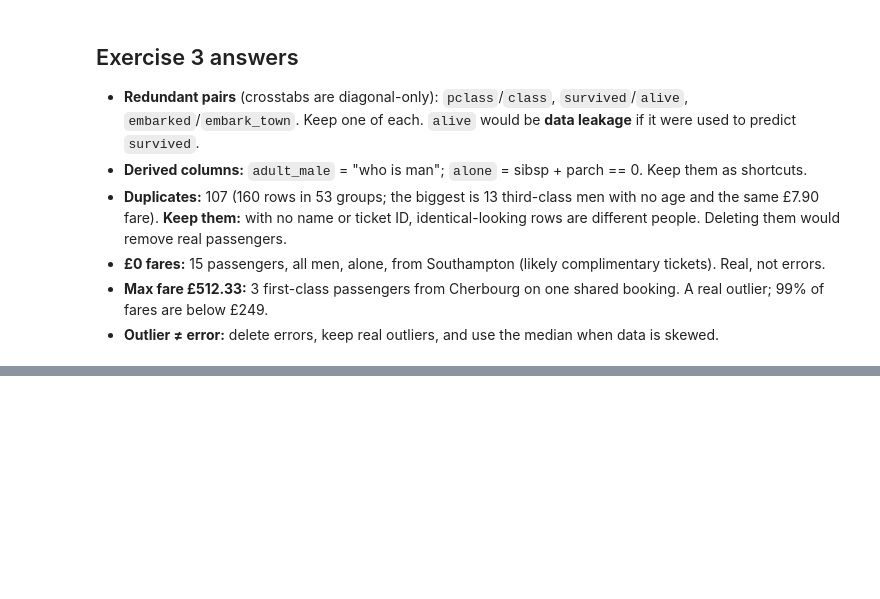
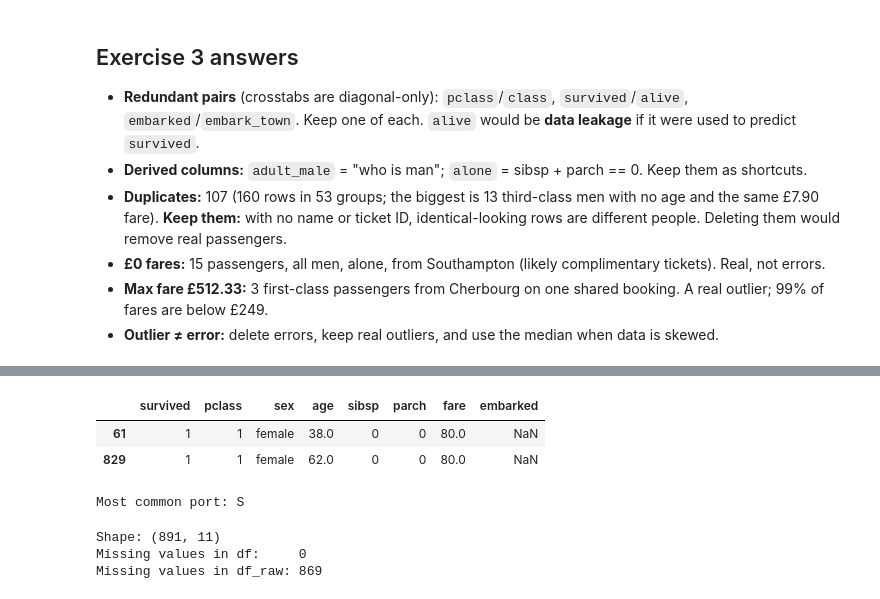
Before and after one commit to adam-c4d/pythonllm-practise, a Jupyter notebook: 02_data/titanic_eda.ipynb, the cells around one changed output, grey strips where cells are left out. Drawn from its saved outputs; the diff is of its cells as text; code cells hidden in the pictures; blank space fills up the shorter version.

```diff
--- a/02_data/titanic_eda.ipynb
+++ b/02_data/titanic_eda.ipynb
@@ -231,0 +278,7 @@ Ages ending in .5 (over 1): 18
+# %%
+# Cell 4: Fill the missing ages
+
+was_missing = df["age"].isna()      # remember which rows were empty
+df["age"] = df["age"].fillna(class_median)
+print("Missing ages now:", df["age"].isna().sum())
+df.loc[was_missing, ["pclass", "age"]].value_counts()
@@ -231,0 +292,22 @@ Ages ending in .5 (over 1): 18
+# %%
+# Cell 5: Fill the 2 missing ports
+
+display(df_raw.loc[df_raw["embarked"].isna(), cols])
+port = df["embarked"].mode()[0]
+print("Most common port:", port)
+df["embarked"] = df["embarked"].fillna(port)
+# %% [output]
+|  | survived | pclass | sex | age | sibsp | parch | fare | embarked |
+| 61 | 1 | 1 | female | 38.0 | 0 | 0 | 80.0 | NaN |
+| 829 | 1 | 1 | female | 62.0 | 0 | 0 | 80.0 | NaN |
+Most common port: S
+# %%
+# Cell 6: Final check
+
+print("Shape:", df.shape)
+print("Missing values in df:    ", df.isna().sum().sum())
+print("Missing values in df_raw:", df_raw.isna().sum().sum())
+# %% [output]
+Shape: (891, 11)
+Missing values in df:     0
+Missing values in df_raw: 869
```
Also changed, not shown: parts of 7 cells of this notebook, 2 other files.
